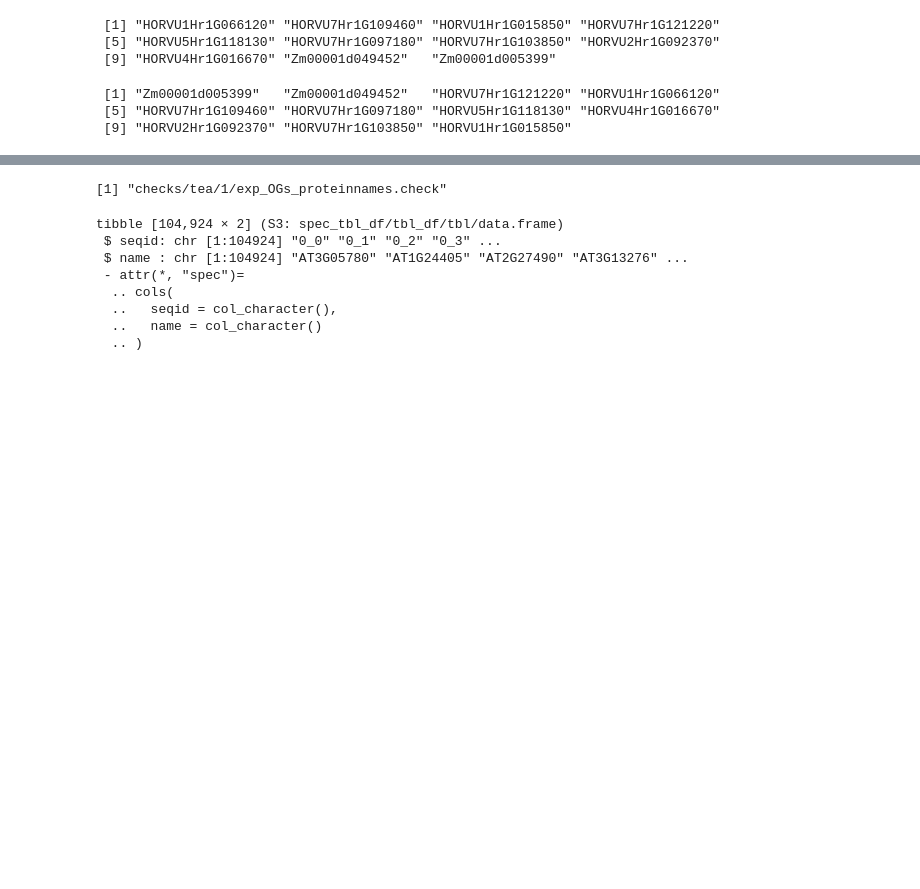
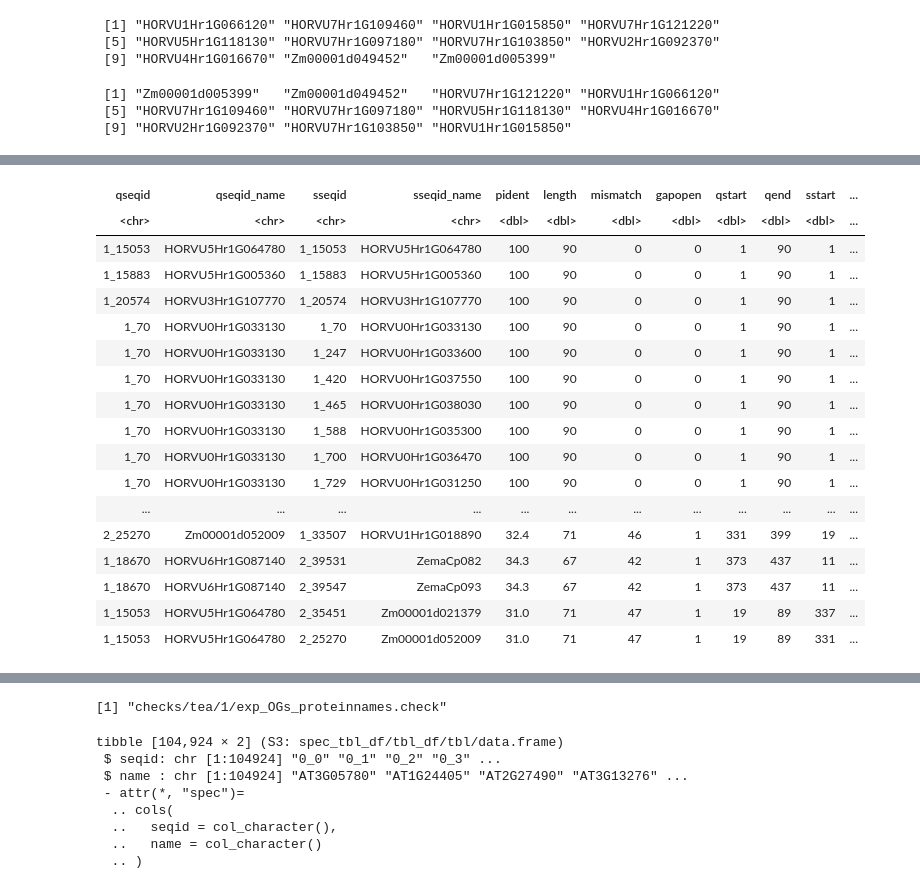
Before and after one commit to tgstoecker/A2TEA.Workflow, a Jupyter notebook: R_expansion.ipynb, the cells around one changed output, grey strips where cells are left out. Saved outputs shown, nothing was run; the diff lists cells and outputs as text; code cells hidden in the pictures; blank space fills up the shorter version.

```diff
--- a/R_expansion.ipynb
+++ b/R_expansion.ipynb
@@ -476,0 +500,64 @@ A tibble: 6 × 5
+# %%
+exp_og_genes <- unlist(strsplit(ref_ph_orthogroups[ref_ph_orthogroups$HOG == expanded_HOGs$HOG[21],]$genes,
+                                        split = ", "))
+
+BLAST_hits_exp_og_genes <- dplyr::filter(all_BLAST_reformatted,
+                                             qseqid_name %in% exp_og_genes | sseqid_name %in% exp_og_genes)
+
+sorted_BLAST_hits_exp_og_genes <- arrange(BLAST_hits_exp_og_genes, evalue, -bitscore, -pident)
+
+# sorted table of all HOG genes with their extended blast hits
+sorted_BLAST_hits_exp_og_genes
+
+# set value to extend the BLAST hits
+add_blast_hits <- 20
+HOG_set_extended <- length(exp_og_genes) + add_blast_hits
+
+# inside of for loop create per HOG extended gene list based on the additional blast hits
+# if we have more than "add_blast_hits" further blast hits; limit the set to HOG + "add_blast_hits" param
+#if (length(unique(sorted_BLAST_hits_exp_og_genes$qseqid_name)) >= HOG_set_extended) {
+#   list_qseqid <- as.character(unique(sorted_BLAST_hits_exp_og_genes$qseqid_name)[1:HOG_set_extended])
+#}
+# if we have less than "add_blast_hits" further blast hits; just take the complete set
+#else {
+#    list_qseqid <- as.character(sorted_BLAST_hits_exp_og_genes$qseqid_name)
+#}
+
+list_qseqid <- as.character(unique(sorted_BLAST_hits_exp_og_genes$qseqid_name)[1:HOG_set_extended])
+list_sseqid <- as.character(unique(sorted_BLAST_hits_exp_og_genes$sseqid_name)[1:HOG_set_extended])
+list_merged <- na.omit(unique(c(list_qseqid, list_sseqid)))
+
+# ...
+# final object is called "list_merged"
+#list_qseqid
+#list_sseqid
+list_merged
+
+# use tail() to access last element in vector
+tail(list_merged, n=1)
+
+# get row number of last appearance of last element in ssequid column
+# in some instances not as straightforward and last hit is actually on the query side
+# then use last entry rownumber there as subset cutoff
+last <- sorted_BLAST_hits_exp_og_genes %>%
+  rowid_to_column() %>%
+  filter(
+    case_when(
+      sseqid_name != tail(list_merged, n=1) ~ qseqid_name == tail(list_merged, n=1),
+      T ~ sseqid_name == tail(list_merged, n=1)
+    )
+  ) %>%
+  tail(n=1)
+
+last
+
+
+# create a subset of the "sorted_BLAST_hits_exp_og_genes" dataframe based on the final extended gene list
+# take last gene of extended set, search sseqid until last appearance and cut dataframe there?..
+# just keep all vs all information - additonal filtering as part of the WebApp
+subset_sorted_BLAST_hits_exp_og_genes <- sorted_BLAST_hits_exp_og_genes[1:last$rowid,]
+subset_sorted_BLAST_hits_exp_og_genes
+
+# finally create object per HOG which stores the BLAST information
+# object@name_of_HOG <- prev. subsetted tibble of BLAST hits
+# %% [output]
@@ -476,0 +565,18 @@ A tibble: 6 × 5
+| qseqid | qseqid_name | sseqid | sseqid_name | pident | length | mismatch | gapopen | qstart | qend | sstart | ... |
+| <chr> | <chr> | <chr> | <chr> | <dbl> | <dbl> | <dbl> | <dbl> | <dbl> | <dbl> | <dbl> | ... |
+| 1_15053 | HORVU5Hr1G064780 | 1_15053 | HORVU5Hr1G064780 | 100 | 90 | 0 | 0 | 1 | 90 | 1 | ... |
+| 1_15883 | HORVU5Hr1G005360 | 1_15883 | HORVU5Hr1G005360 | 100 | 90 | 0 | 0 | 1 | 90 | 1 | ... |
+| 1_20574 | HORVU3Hr1G107770 | 1_20574 | HORVU3Hr1G107770 | 100 | 90 | 0 | 0 | 1 | 90 | 1 | ... |
+| 1_70 | HORVU0Hr1G033130 | 1_70 | HORVU0Hr1G033130 | 100 | 90 | 0 | 0 | 1 | 90 | 1 | ... |
+| 1_70 | HORVU0Hr1G033130 | 1_247 | HORVU0Hr1G033600 | 100 | 90 | 0 | 0 | 1 | 90 | 1 | ... |
+| 1_70 | HORVU0Hr1G033130 | 1_420 | HORVU0Hr1G037550 | 100 | 90 | 0 | 0 | 1 | 90 | 1 | ... |
+| 1_70 | HORVU0Hr1G033130 | 1_465 | HORVU0Hr1G038030 | 100 | 90 | 0 | 0 | 1 | 90 | 1 | ... |
+| 1_70 | HORVU0Hr1G033130 | 1_588 | HORVU0Hr1G035300 | 100 | 90 | 0 | 0 | 1 | 90 | 1 | ... |
+| 1_70 | HORVU0Hr1G033130 | 1_700 | HORVU0Hr1G036470 | 100 | 90 | 0 | 0 | 1 | 90 | 1 | ... |
+| 1_70 | HORVU0Hr1G033130 | 1_729 | HORVU0Hr1G031250 | 100 | 90 | 0 | 0 | 1 | 90 | 1 | ... |
+| ... | ... | ... | ... | ... | ... | ... | ... | ... | ... | ... | ... |
+| 2_25270 | Zm00001d052009 | 1_33507 | HORVU1Hr1G018890 | 32.4 | 71 | 46 | 1 | 331 | 399 | 19 | ... |
+| 1_18670 | HORVU6Hr1G087140 | 2_39531 | ZemaCp082 | 34.3 | 67 | 42 | 1 | 373 | 437 | 11 | ... |
+| 1_18670 | HORVU6Hr1G087140 | 2_39547 | ZemaCp093 | 34.3 | 67 | 42 | 1 | 373 | 437 | 11 | ... |
+| 1_15053 | HORVU5Hr1G064780 | 2_35451 | Zm00001d021379 | 31.0 | 71 | 47 | 1 | 19 | 89 | 337 | ... |
+| 1_15053 | HORVU5Hr1G064780 | 2_25270 | Zm00001d052009 | 31.0 | 71 | 47 | 1 | 19 | 89 | 331 | ... |
```
Also changed, not shown: parts of 16 cells of this notebook, 5 other files.
